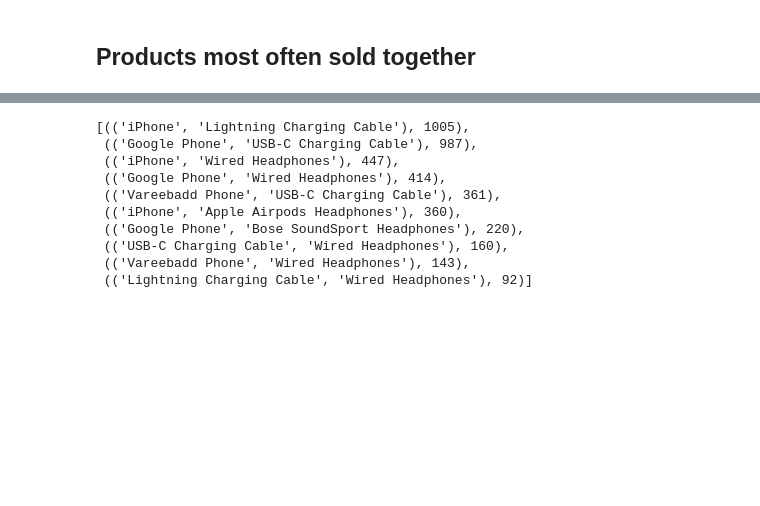
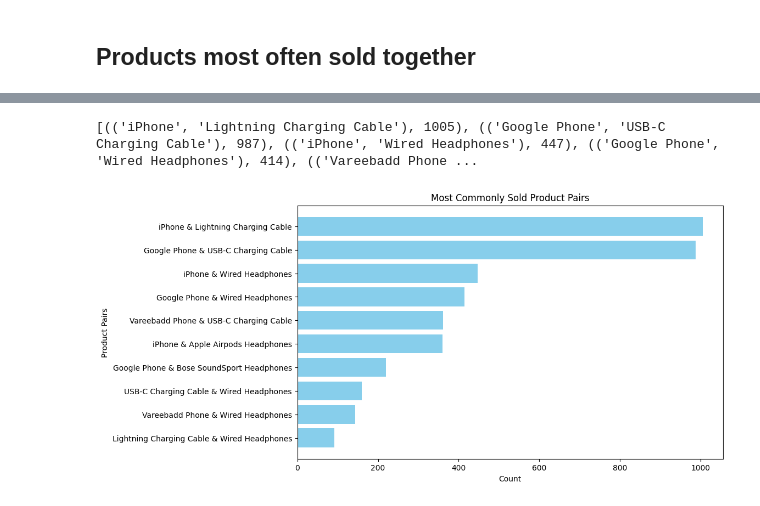
Before and after one commit to Utkarsh21116/Sales-Data-Analysis-12-Month-Dataset-, a Jupyter notebook: main.ipynb, the cells around one changed output, grey strips where cells are left out. Cells and saved outputs as stored; diff of their text form; code cells hidden in the pictures; blank space fills up the shorter version.

```diff
--- a/main.ipynb
+++ b/main.ipynb
@@ -226,15 +207,22 @@ for row in df['Combination']:
     row_list = row.split(',')
     count.update(Counter(combinations(row_list,2)))
 
-count.most_common(10)
+together = count.most_common(10)
 # %% [output]
-[(('iPhone', 'Lightning Charging Cable'), 1005),
- (('Google Phone', 'USB-C Charging Cable'), 987),
- (('iPhone', 'Wired Headphones'), 447),
- (('Google Phone', 'Wired Headphones'), 414),
- (('Vareebadd Phone', 'USB-C Charging Cable'), 361),
- (('iPhone', 'Apple Airpods Headphones'), 360),
- (('Google Phone', 'Bose SoundSport Headphones'), 220),
- (('USB-C Charging Cable', 'Wired Headphones'), 160),
- (('Vareebadd Phone', 'Wired Headphones'), 143),
- (('Lightning Charging Cable', 'Wired Headphones'), 92)]
+[(('iPhone', 'Lightning Charging Cable'), 1005), (('Google Phone', 'USB-C Charging Cable'), 987), (('iPhone', 'Wired Headphones'), 447), (('Google Phone', 'Wired Headphones'), 414), (('Vareebadd Phone ...
+# %%
+
+# Extract labels and values
+labels = [f"{item[0][0]} & {item[0][1]}" for item in together]  # Combining product pairs into strings
+values = [item[1] for item in together]
+
+# Plot
+plt.figure(figsize=(10, 6))
+plt.barh(labels, values, color='skyblue')
+plt.xlabel("Count")
+plt.ylabel("Product Pairs")
+plt.title("Most Commonly Sold Product Pairs")
+plt.gca().invert_yaxis()  # Invert y-axis for better readability
+plt.show()
+# %% [output]
+[figure, added]
```
Also changed, not shown: parts of 1 cell of this notebook.
